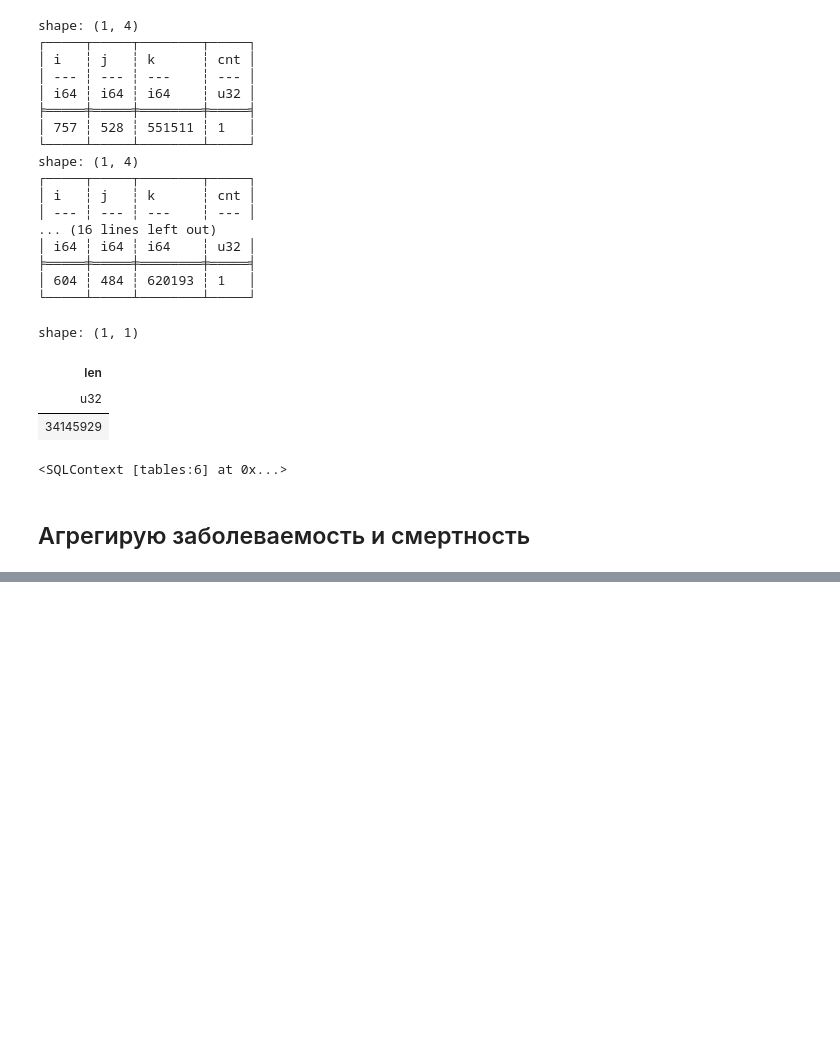
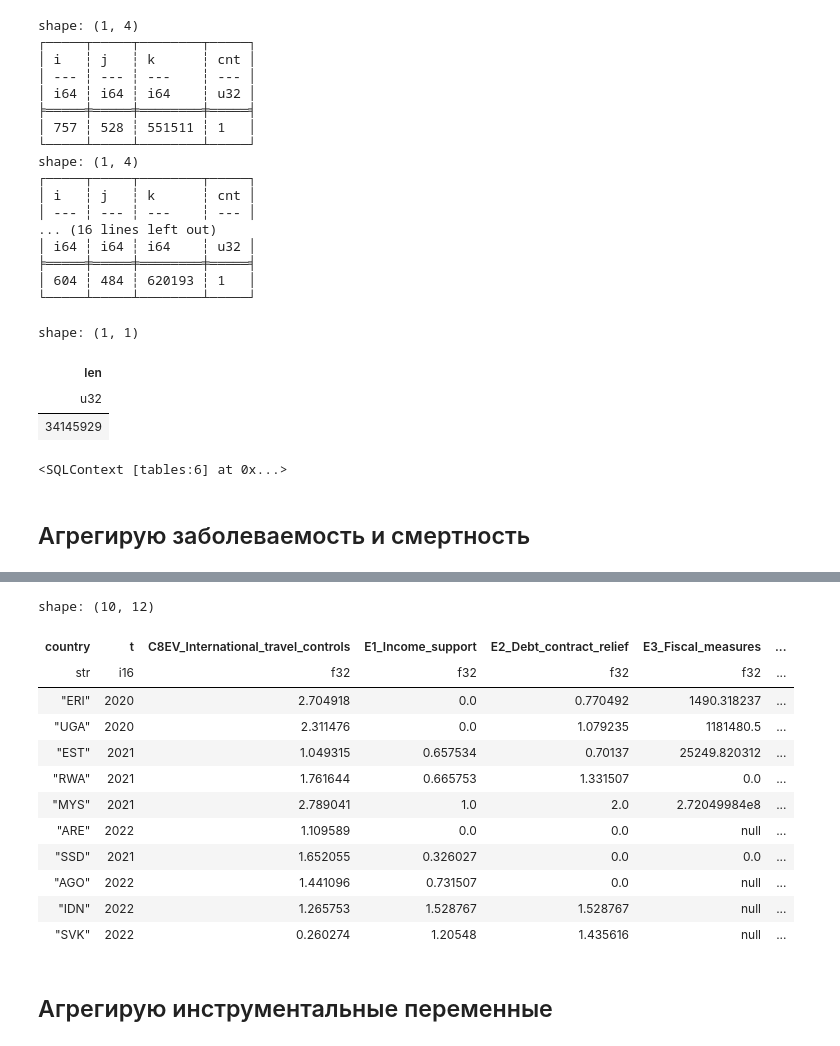
Before and after one commit to xan-d-or/thesis, a Jupyter notebook: data/scripts/data_aggregation.ipynb, the cells around one changed output, grey strips where cells are left out. Cells and saved outputs as stored; diff of their text form; code cells hidden in the pictures; blank space fills up the shorter version.

```diff
--- a/data/scripts/data_aggregation.ipynb
+++ b/data/scripts/data_aggregation.ipynb
@@ -168,0 +215,6 @@ shape: (2, 12)
+# %%
+restrictions_tmp = pl.read_csv('raw_data/OxCGRT/OxCGRT_compact_national_v1.csv')
+sql.register('restrictions_tmp', restrictions_tmp)
+sql.execute('''select * from restrictions_tmp
+            -- where `E3_Fiscal measures` is not null and `E3_Fiscal measures` > 0
+            limit 2;''').collect()
@@ -168,0 +227,34 @@ shape: (2, 12)
+# %%
+sql.execute('''create table restrictions as
+    select CountryCode as country
+            , left(Date::varchar, 4)::smallint as t
+            , avg(`C8EV_International travel controls`)::float4 as C8EV_International_travel_controls
+            , avg(`E1_Income support`)::float4 as E1_Income_support
+            , avg(`E2_Debt/contract relief`)::float4 as E2_Debt_contract_relief
+            , avg(`E3_Fiscal measures`)::float4 as E3_Fiscal_measures
+            , avg(`E4_International support`)::float4 as E4_International_support
+            , avg(`H6M_Facial Coverings`)::float4 as H6M_Facial_Coverings
+            , avg(`StringencyIndex_Average`)::float4 as StringencyIndex_Average
+            , avg(`GovernmentResponseIndex_Average`)::float4 as GovernmentResponseIndex_Average
+            , avg(`ContainmentHealthIndex_Average`)::float4 as ContainmentHealthIndex_Average
+            , avg(`EconomicSupportIndex`)::float4 as EconomicSupportIndex
+    from restrictions_tmp
+    group by CountryCode, left(Date::varchar, 4)::smallint
+;''')
+sql.execute('''select * from restrictions limit 10;''').collect()
+# %% [output]
+shape: (10, 12)
+| country | t | C8EV_International_travel_controls | E1_Income_support | E2_Debt_contract_relief | E3_Fiscal_measures | ... |
+| str | i16 | f32 | f32 | f32 | f32 | ... |
+| "ERI" | 2020 | 2.704918 | 0.0 | 0.770492 | 1490.318237 | ... |
+| "UGA" | 2020 | 2.311476 | 0.0 | 1.079235 | 1181480.5 | ... |
+| "EST" | 2021 | 1.049315 | 0.657534 | 0.70137 | 25249.820312 | ... |
+| "RWA" | 2021 | 1.761644 | 0.665753 | 1.331507 | 0.0 | ... |
+| "MYS" | 2021 | 2.789041 | 1.0 | 2.0 | 2.72049984e8 | ... |
+| "ARE" | 2022 | 1.109589 | 0.0 | 0.0 | null | ... |
+| "SSD" | 2021 | 1.652055 | 0.326027 | 0.0 | 0.0 | ... |
+| "AGO" | 2022 | 1.441096 | 0.731507 | 0.0 | null | ... |
+| "IDN" | 2022 | 1.265753 | 1.528767 | 1.528767 | null | ... |
+| "SVK" | 2022 | 0.260274 | 1.20548 | 1.435616 | null | ... |
+# %% [markdown]
+## Агрегирую инструментальные переменные
```
Also changed, not shown: parts of 23 cells of this notebook, 1 other file.
